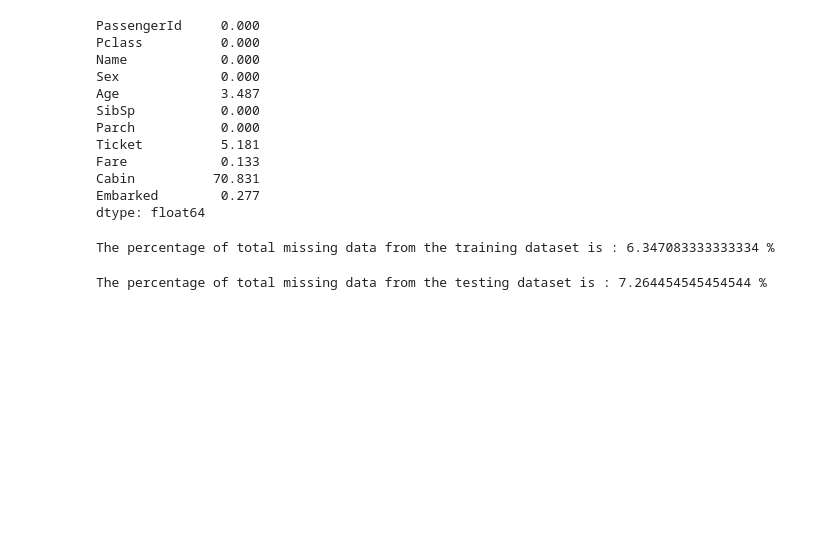
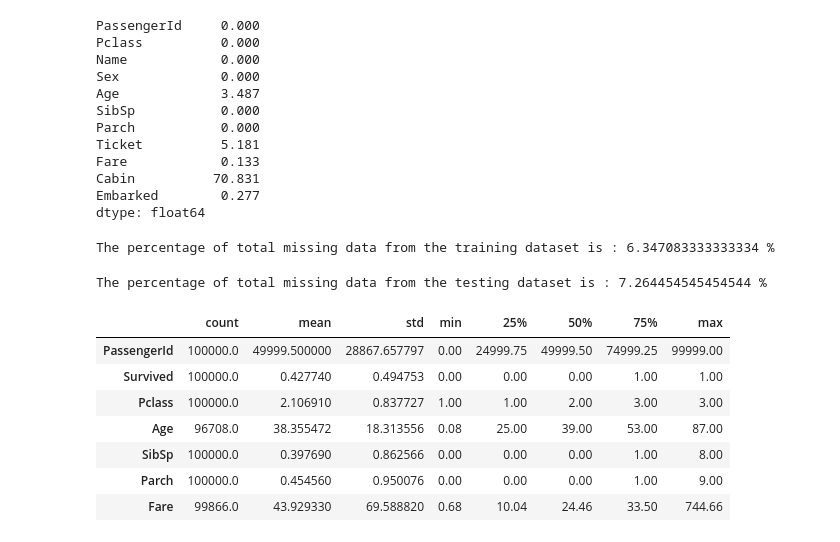
Before and after one commit to aditishraq/Kaggle-Tabular-Playground, a Jupyter notebook: Untitled.ipynb, the cells around one changed output. Saved outputs shown, nothing was run; the diff lists cells and outputs as text; code cells hidden in the pictures; blank space fills up the shorter version.

```diff
--- a/Untitled.ipynb
+++ b/Untitled.ipynb
@@ -129,3 +129,14 @@ percent_missing_test = (total_missing_test / total_cells_test)*100
 print("The percentage of total missing data from the testing dataset is :", percent_missing_test, "%")
 # %% [output]
 The percentage of total missing data from the testing dataset is : 7.264454545454544 %
+# %%
+train.describe().transpose()
+# %% [output]
+|  | count | mean | std | min | 25% | 50% | 75% | max |
+| PassengerId | 100000.0 | 49999.500000 | 28867.657797 | 0.00 | 24999.75 | 49999.50 | 74999.25 | 99999.00 |
+| Survived | 100000.0 | 0.427740 | 0.494753 | 0.00 | 0.00 | 0.00 | 1.00 | 1.00 |
+| Pclass | 100000.0 | 2.106910 | 0.837727 | 1.00 | 1.00 | 2.00 | 3.00 | 3.00 |
+| Age | 96708.0 | 38.355472 | 18.313556 | 0.08 | 25.00 | 39.00 | 53.00 | 87.00 |
+| SibSp | 100000.0 | 0.397690 | 0.862566 | 0.00 | 0.00 | 0.00 | 1.00 | 8.00 |
+| Parch | 100000.0 | 0.454560 | 0.950076 | 0.00 | 0.00 | 0.00 | 1.00 | 9.00 |
+| Fare | 99866.0 | 43.929330 | 69.588820 | 0.68 | 10.04 | 24.46 | 33.50 | 744.66 |
```
Also changed, not shown: parts of 6 cells of this notebook.
